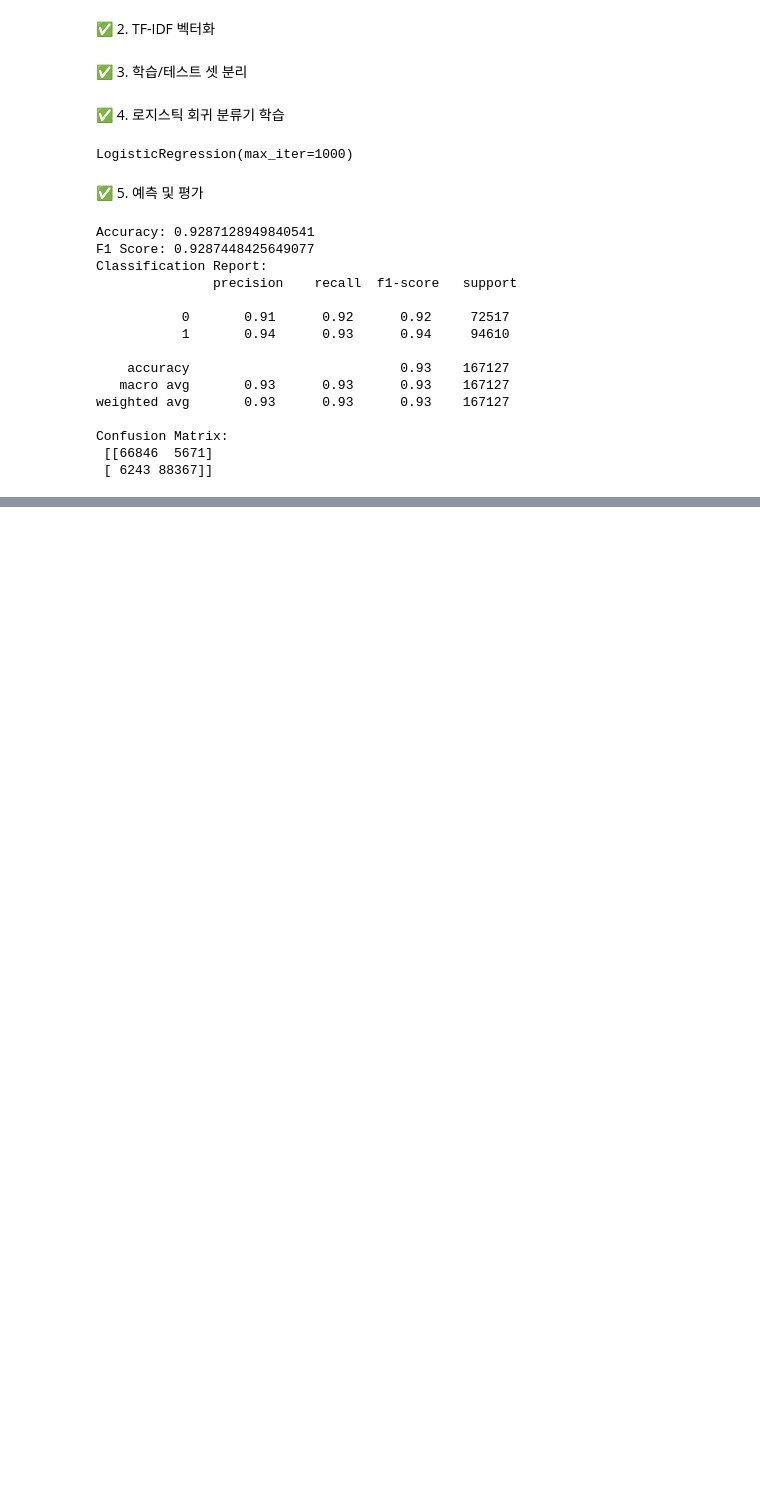
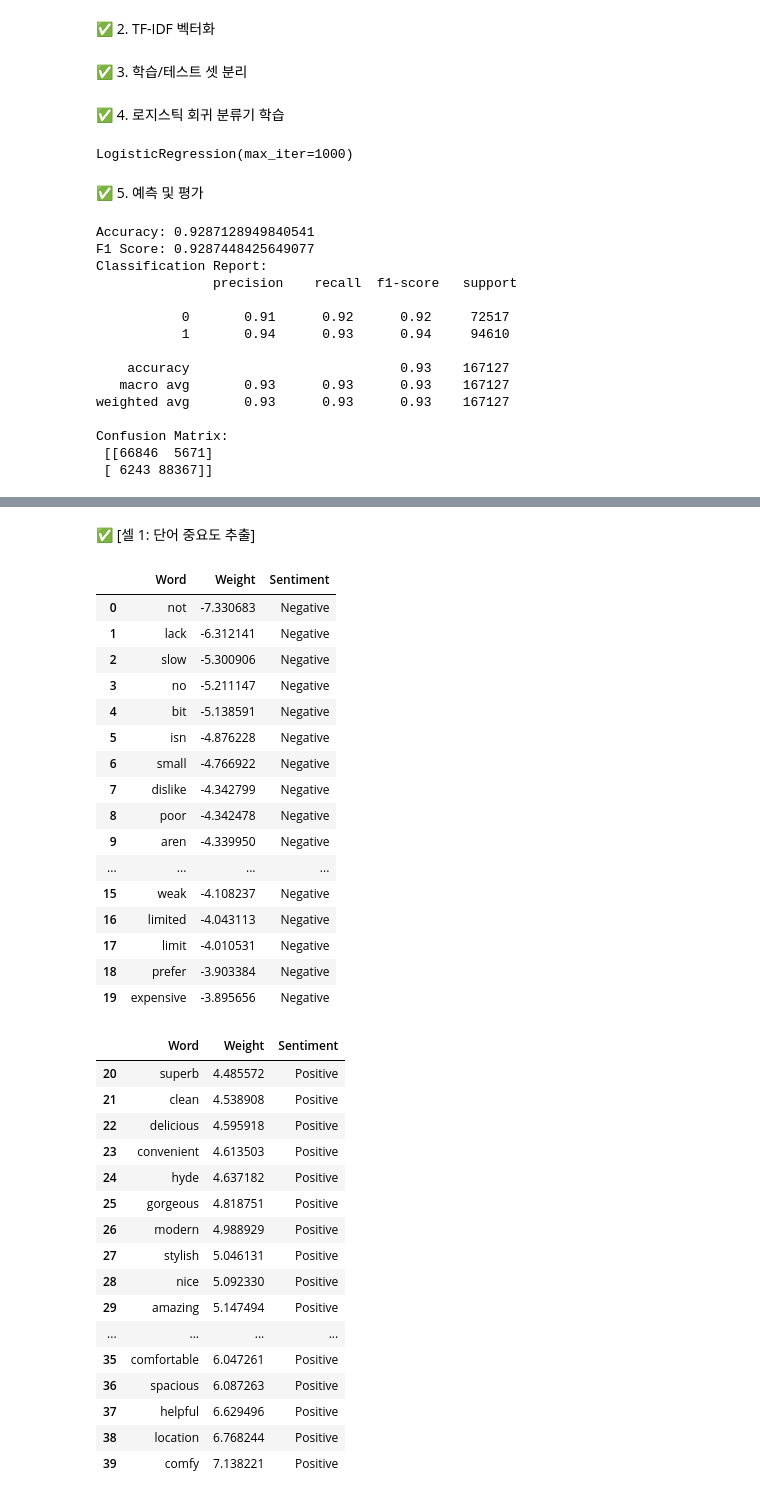
Before and after one commit to anrjs/sentiment_review_project, a Jupyter notebook: tfidf_model/train_tfidf.ipynb, the cells around one changed output, grey strips where cells are left out. Drawn from its saved outputs; the diff is of its cells as text; code cells hidden in the pictures; blank space fills up the shorter version.

```diff
--- a/tfidf_model/train_tfidf.ipynb
+++ b/tfidf_model/train_tfidf.ipynb
@@ -78,0 +83,63 @@ Confusion Matrix:
+# %% [markdown]
+✅ [셀 1: 단어 중요도 추출]
+# %%
+import numpy as np
+import pandas as pd
+from IPython.display import display
+
+# TF-IDF 벡터라이저의 단어 목록
+feature_names = vectorizer.get_feature_names_out()
+
+# 학습된 로지스틱 회귀 모델의 계수 (가중치)
+coef = model.coef_[0]
+
+# 상위 중요 단어 인덱스
+top_n = 20
+top_pos_idx = np.argsort(coef)[-top_n:]  # 긍정 단어
+top_neg_idx = np.argsort(coef)[:top_n]   # 부정 단어
+
+# 단어, 가중치, 감정 정보 결합
+top_words_df = pd.DataFrame({
+    "Word": np.concatenate([feature_names[top_neg_idx], feature_names[top_pos_idx]]),
+    "Weight": np.concatenate([coef[top_neg_idx], coef[top_pos_idx]]),
+    "Sentiment": ["Negative"] * top_n + ["Positive"] * top_n
+})
+
+# 결과 확인
+display(top_words_df[top_words_df['Sentiment'] == 'Negative'])
+display(top_words_df[top_words_df['Sentiment'] == 'Positive'])
+# %% [output]
+|  | Word | Weight | Sentiment |
+| 0 | not | -7.330683 | Negative |
+| 1 | lack | -6.312141 | Negative |
+| 2 | slow | -5.300906 | Negative |
+| 3 | no | -5.211147 | Negative |
+| 4 | bit | -5.138591 | Negative |
+| 5 | isn | -4.876228 | Negative |
+| 6 | small | -4.766922 | Negative |
+| 7 | dislike | -4.342799 | Negative |
+| 8 | poor | -4.342478 | Negative |
+| 9 | aren | -4.339950 | Negative |
+| ... | ... | ... | ... |
+| 15 | weak | -4.108237 | Negative |
+| 16 | limited | -4.043113 | Negative |
+| 17 | limit | -4.010531 | Negative |
+| 18 | prefer | -3.903384 | Negative |
+| 19 | expensive | -3.895656 | Negative |
+|  | Word | Weight | Sentiment |
+| 20 | superb | 4.485572 | Positive |
+| 21 | clean | 4.538908 | Positive |
+| 22 | delicious | 4.595918 | Positive |
+| 23 | convenient | 4.613503 | Positive |
+| 24 | hyde | 4.637182 | Positive |
+| 25 | gorgeous | 4.818751 | Positive |
+| 26 | modern | 4.988929 | Positive |
+| 27 | stylish | 5.046131 | Positive |
+| 28 | nice | 5.092330 | Positive |
+| 29 | amazing | 5.147494 | Positive |
+| ... | ... | ... | ... |
+| 35 | comfortable | 6.047261 | Positive |
+| 36 | spacious | 6.087263 | Positive |
+| 37 | helpful | 6.629496 | Positive |
+| 38 | location | 6.768244 | Positive |
+| 39 | comfy | 7.138221 | Positive |
```
Also changed, not shown: parts of 5 cells of this notebook, 2 other files.
